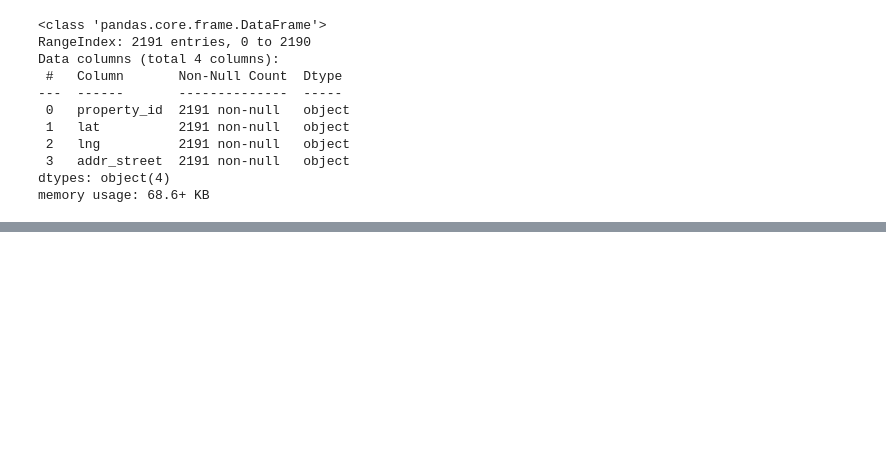
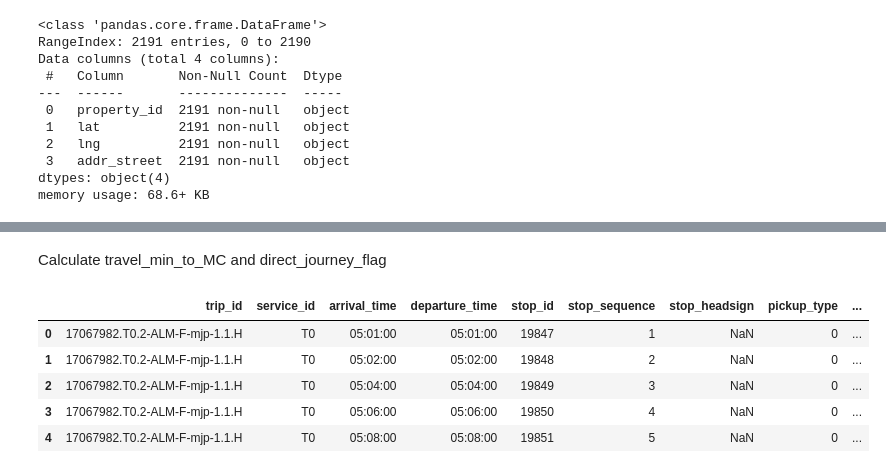
Before and after one commit to MikeJR111/property_tracking, a Jupyter notebook: data_integration_and_reshaping.ipynb, the cells around one changed output, grey strips where cells are left out. Saved outputs shown, nothing was run; the diff lists cells and outputs as text; code cells hidden in the pictures; blank space fills up the shorter version.

```diff
--- a/data_integration_and_reshaping.ipynb
+++ b/data_integration_and_reshaping.ipynb
@@ -166,0 +258,24 @@ address_df['Type'] = 'not identified'
+# %%
+# extract Melbourne central station's id
+mc_id = station_stops.at[station_stops[station_stops['stop_name']== 'Melbourne Central Railway Station'].index[0], 'stop_id']
+
+trips  = pd.read_csv('./metropolitan/trips.txt')
+# %% [markdown]
+Calculate travel_min_to_MC and direct_journey_flag
+# %%
+#load data
+service = pd.read_csv('./metropolitan/calendar.txt')
+stop_times  = pd.read_csv('./metropolitan/stop_times.txt')
+#extract weekday service id
+weekday = service[(service['saturday']!=1) & (service['sunday']!=1) ]['service_id'].tolist()
+extract1  = trips[['trip_id','service_id']]
+# assign trip id to trip by merge trips and stop_times
+stop_times = pd.merge(extract1, stop_times, on='trip_id')
+stop_times.head()
+# %% [output]
+|  | trip_id | service_id | arrival_time | departure_time | stop_id | stop_sequence | stop_headsign | pickup_type | ... |
+| 0 | 17067982.T0.2-ALM-F-mjp-1.1.H | T0 | 05:01:00 | 05:01:00 | 19847 | 1 | NaN | 0 | ... |
+| 1 | 17067982.T0.2-ALM-F-mjp-1.1.H | T0 | 05:02:00 | 05:02:00 | 19848 | 2 | NaN | 0 | ... |
+| 2 | 17067982.T0.2-ALM-F-mjp-1.1.H | T0 | 05:04:00 | 05:04:00 | 19849 | 3 | NaN | 0 | ... |
+| 3 | 17067982.T0.2-ALM-F-mjp-1.1.H | T0 | 05:06:00 | 05:06:00 | 19850 | 4 | NaN | 0 | ... |
+| 4 | 17067982.T0.2-ALM-F-mjp-1.1.H | T0 | 05:08:00 | 05:08:00 | 19851 | 5 | NaN | 0 | ... |
```
Also changed, not shown: parts of 15 cells of this notebook, 11 other files.
